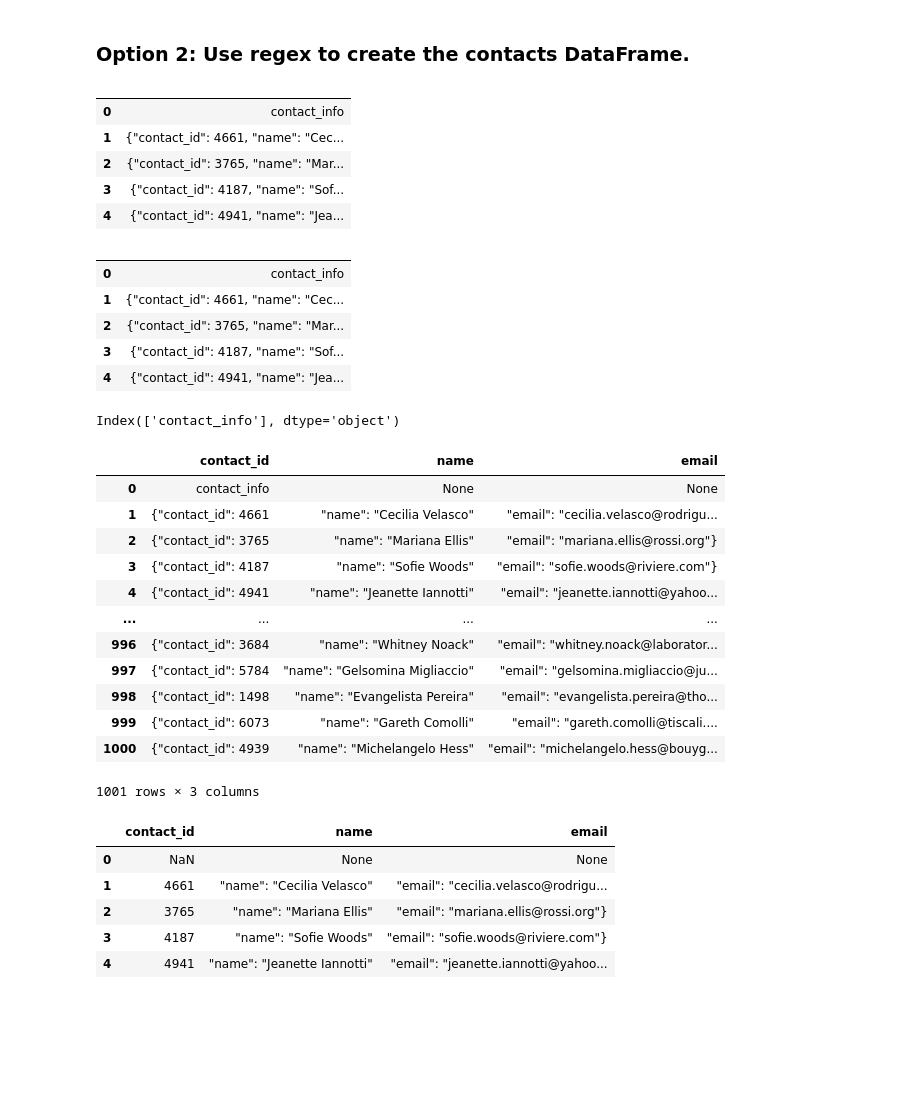
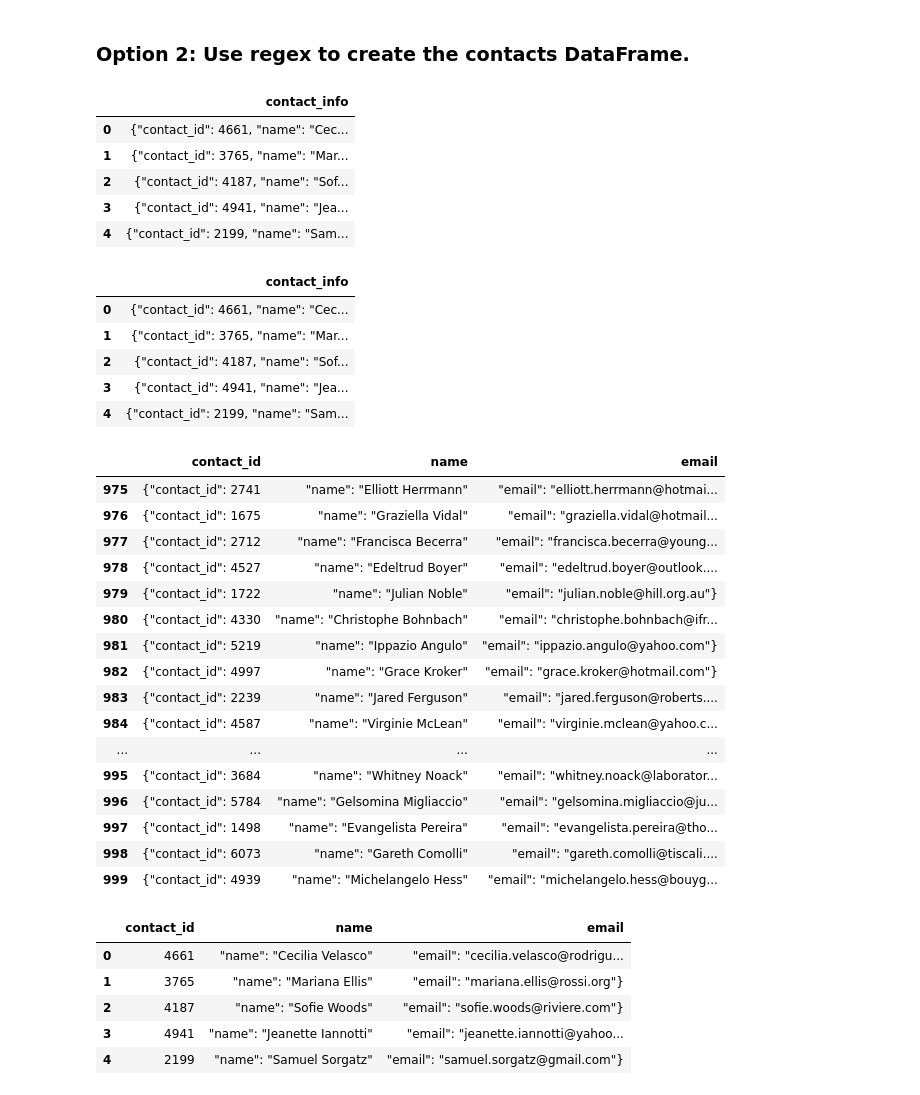
Before and after one commit to agreid057/project-2-group-05, a Jupyter notebook: alex/ETL_Mini_Project_ALEX_playground.ipynb, the cells around one changed output. Saved outputs shown, nothing was run; the diff lists cells and outputs as text; code cells hidden in the pictures; blank space fills up the shorter version.

```diff
--- a/alex/ETL_Mini_Project_ALEX_playground.ipynb
+++ b/alex/ETL_Mini_Project_ALEX_playground.ipynb
@@ -184,60 +184,57 @@ contacts_df_clean.to_csv("Resources/contacts.csv", encoding='utf8', index=False)
 ### Option 2: Use regex to create the contacts DataFrame.
 # %%
 #loading in the excel file
-contact_info_df = pd.read_excel ('Resources/contacts.xlsx' , header =2)
+contact_info_df = pd.read_excel ('Resources/contacts.xlsx' , header =3)
 contact_info_df.head()
 # %% [output]
-|  |  |
-| 0 | contact_info |
-| 1 | {"contact_id": 4661, "name": "Cec... |
-| 2 | {"contact_id": 3765, "name": "Mar... |
-| 3 | {"contact_id": 4187, "name": "Sof... |
-| 4 | {"contact_id": 4941, "name": "Jea... |
+|  | contact_info |
+| 0 | {"contact_id": 4661, "name": "Cec... |
+| 1 | {"contact_id": 3765, "name": "Mar... |
+| 2 | {"contact_id": 4187, "name": "Sof... |
+| 3 | {"contact_id": 4941, "name": "Jea... |
+| 4 | {"contact_id": 2199, "name": "Sam... |
 # %%
 #making a copy of the data frame
 contact_info_df_copy = contact_info_df.copy()
 contact_info_df_copy.head()
 # %% [output]
-|  |  |
-| 0 | contact_info |
-| 1 | {"contact_id": 4661, "name": "Cec... |
-| 2 | {"contact_id": 3765, "name": "Mar... |
-| 3 | {"contact_id": 4187, "name": "Sof... |
-| 4 | {"contact_id": 4941, "name": "Jea... |
+|  | contact_info |
+| 0 | {"contact_id": 4661, "name": "Cec... |
+| 1 | {"contact_id": 3765, "name": "Mar... |
+| 2 | {"contact_id": 4187, "name": "Sof... |
+| 3 | {"contact_id": 4941, "name": "Jea... |
+| 4 | {"contact_id": 2199, "name": "Sam... |
-# %%
-# Assign new column names to the DataFrame because why was it empty
-contact_info_df_copy.columns = ['contact_info']
-
-print(contact_info_df_copy.columns)
-# %% [output]
-Index(['contact_info'], dtype='object')
 # %%
-# making a temp dataframe with the new split columns
+#splitting my columns into contact_id, name, and email
 contacts_df_temp = pd.DataFrame()
 contacts_df_temp[['contact_id','name','email']] = contact_info_df_copy['contact_info'].str.split(',' , expand = True)
-contacts_df_temp
+contacts_df_temp.tail(25)
 # %% [output]
 |  | contact_id | name | email |
-| 0 | contact_info | None | None |
-| 1 | {"contact_id": 4661 | "name": "Cecilia Velasco" | "email": "cecilia.velasco@rodrigu... |
-| 2 | {"contact_id": 3765 | "name": "Mariana Ellis" | "email": "mariana.ellis@rossi.org"} |
-| 3 | {"contact_id": 4187 | "name": "Sofie Woods" | "email": "sofie.woods@riviere.com"} |
-| 4 | {"contact_id": 4941 | "name": "Jeanette Iannotti" | "email": "jeanette.iannotti@yahoo... |
+| 975 | {"contact_id": 2741 | "name": "Elliott Herrmann" | "email": "elliott.herrmann@hotmai... |
+| 976 | {"contact_id": 1675 | "name": "Graziella Vidal" | "email": "graziella.vidal@hotmail... |
+| 977 | {"contact_id": 2712 | "name": "Francisca Becerra" | "email": "francisca.becerra@young... |
+| 978 | {"contact_id": 4527 | "name": "Edeltrud Boyer" | "email": "edeltrud.boyer@outlook.... |
+| 979 | {"contact_id": 1722 | "name": "Julian Noble" | "email": "julian.noble@hill.org.au"} |
+| 980 | {"contact_id": 4330 | "name": "Christophe Bohnbach" | "email": "christophe.bohnbach@ifr... |
+| 981 | {"contact_id": 5219 | "name": "Ippazio Angulo" | "email": "ippazio.angulo@yahoo.com"} |
+| 982 | {"contact_id": 4997 | "name": "Grace Kroker" | "email": "grace.kroker@hotmail.com"} |
+| 983 | {"contact_id": 2239 | "name": "Jared Ferguson" | "email": "jared.ferguson@roberts.... |
+| 984 | {"contact_id": 4587 | "name": "Virginie McLean" | "email": "virginie.mclean@yahoo.c... |
 | ... | ... | ... | ... |
-| 996 | {"contact_id": 3684 | "name": "Whitney Noack" | "email": "whitney.noack@laborator... |
-| 997 | {"contact_id": 5784 | "name": "Gelsomina Migliaccio" | "email": "gelsomina.migliaccio@ju... |
-| 998 | {"contact_id": 1498 | "name": "Evangelista Pereira" | "email": "evangelista.pereira@tho... |
-| 999 | {"contact_id": 6073 | "name": "Gareth Comolli" | "email": "gareth.comolli@tiscali.... |
-| 1000 | {"contact_id": 4939 | "name": "Michelangelo Hess" | "email": "michelangelo.hess@bouyg... |
+| 995 | {"contact_id": 3684 | "name": "Whitney Noack" | "email": "whitney.noack@laborator... |
+| 996 | {"contact_id": 5784 | "name": "Gelsomina Migliaccio" | "email": "gelsomina.migliaccio@ju... |
+| 997 | {"contact_id": 1498 | "name": "Evangelista Pereira" | "email": "evangelista.pereira@tho... |
+| 998 | {"contact_id": 6073 | "name": "Gareth Comolli" | "email": "gareth.comolli@tiscali.... |
+| 999 | {"contact_id": 4939 | "name": "Michelangelo Hess" | "email": "michelangelo.hess@bouyg... |
-1001 rows × 3 columns
 # %%
-# Extract the four-digit contact ID number. thank you xpert
+# Extract the four-digit contact ID number. thank you xpert for the regex
 contacts_df_temp['contact_id'] = contacts_df_temp['contact_id'].str.extract(r'(\b\d{4}\b)')
 contacts_df_temp.head()
 # %% [output]
 |  | contact_id | name | email |
-| 0 | NaN | None | None |
-| 1 | 4661 | "name": "Cecilia Velasco" | "email": "cecilia.velasco@rodrigu... |
-| 2 | 3765 | "name": "Mariana Ellis" | "email": "mariana.ellis@rossi.org"} |
-| 3 | 4187 | "name": "Sofie Woods" | "email": "sofie.woods@riviere.com"} |
-| 4 | 4941 | "name": "Jeanette Iannotti" | "email": "jeanette.iannotti@yahoo... |
+| 0 | 4661 | "name": "Cecilia Velasco" | "email": "cecilia.velasco@rodrigu... |
+| 1 | 3765 | "name": "Mariana Ellis" | "email": "mariana.ellis@rossi.org"} |
+| 2 | 4187 | "name": "Sofie Woods" | "email": "sofie.woods@riviere.com"} |
+| 3 | 4941 | "name": "Jeanette Iannotti" | "email": "jeanette.iannotti@yahoo... |
+| 4 | 2199 | "name": "Samuel Sorgatz" | "email": "samuel.sorgatz@gmail.com"} |
```
Also changed, not shown: parts of 16 cells of this notebook.
